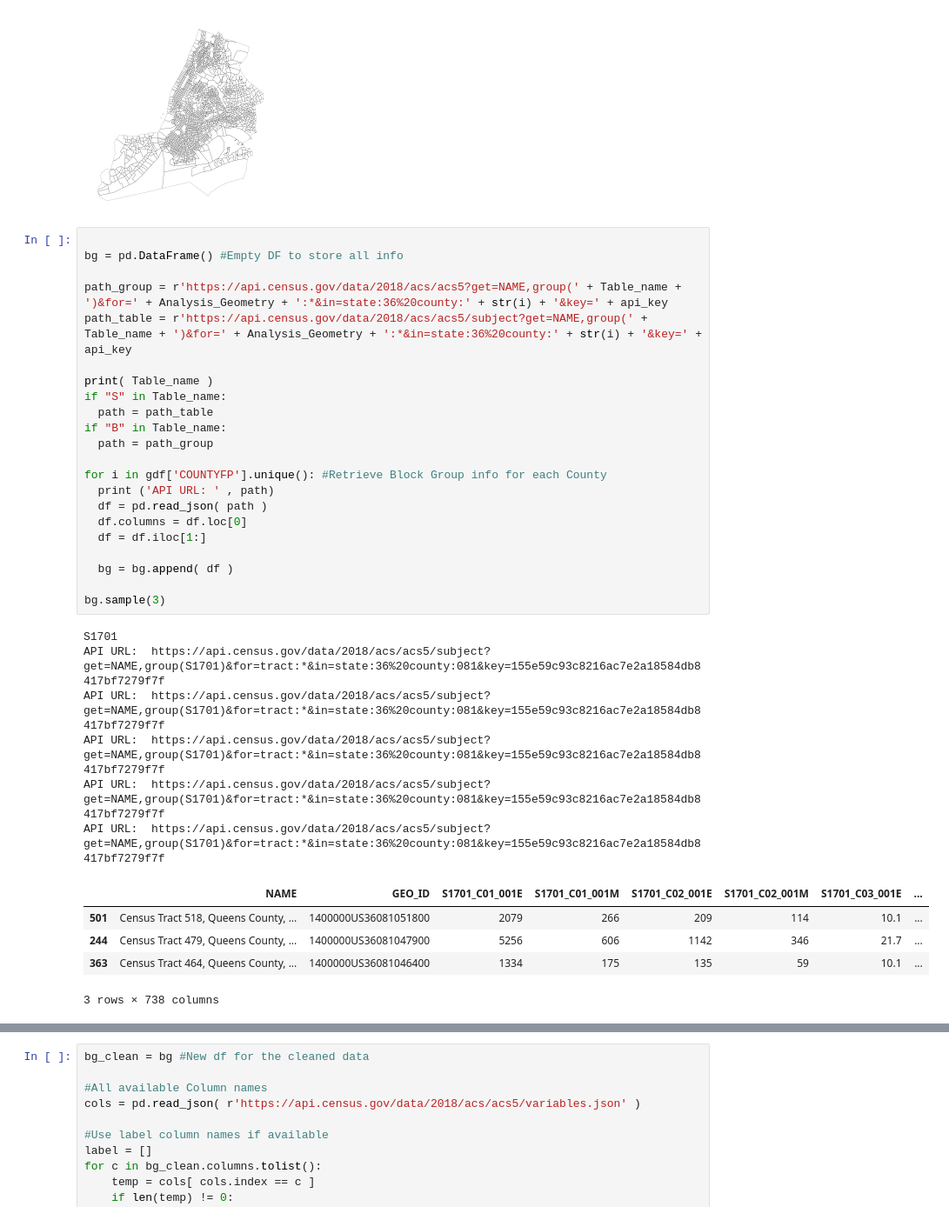
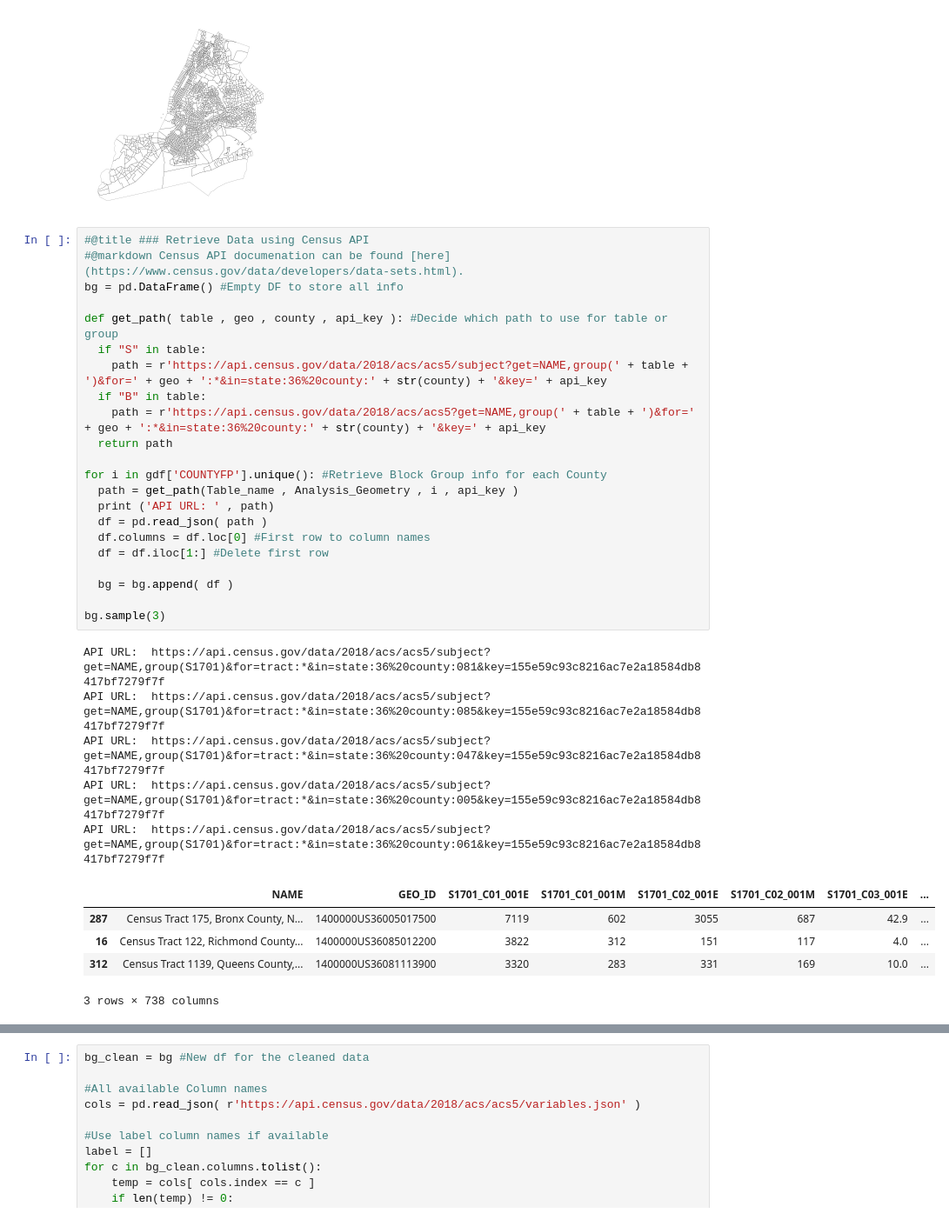
Before and after one commit to PrattSAVI/ACS, a Jupyter notebook: NYC_CensusTable.ipynb, the cells around one changed output, grey strips where cells are left out. Shown at 87% size. Drawn from its saved outputs; the diff is of its cells as text.

```diff
--- a/NYC_CensusTable.ipynb
+++ b/NYC_CensusTable.ipynb
@@ -53,38 +53,37 @@ plt.show()
 # %% [output]
 [figure]
 # %%
-
+#@title ### Retrieve Data using Census API
+#@markdown Census API documenation can be found [here](https://www.census.gov/data/developers/data-sets.html).
 bg = pd.DataFrame() #Empty DF to store all info
 
-path_group = r'https://api.census.gov/data/2018/acs/acs5?get=NAME,group(' + Table_name + ')&for=' + Analysis_Geometry + ':*&in=state:36%20county:' + str(i) + '&key=' + api_key
-path_table = r'https://api.census.gov/data/2018/acs/acs5/subject?get=NAME,group(' + Table_name + ')&for=' + Analysis_Geometry + ':*&in=state:36%20county:' + str(i) + '&key=' + api_key
-
-print( Table_name )
-if "S" in Table_name:
-  path = path_table
-if "B" in Table_name:
-  path = path_group
+def get_path( table , geo , county , api_key ): #Decide which path to use for table or group
+  if "S" in table:
+    path = r'https://api.census.gov/data/2018/acs/acs5/subject?get=NAME,group(' + table + ')&for=' + geo + ':*&in=state:36%20county:' + str(county) + '&key=' + api_key
+  if "B" in table:
+    path = r'https://api.census.gov/data/2018/acs/acs5?get=NAME,group(' + table + ')&for=' + geo + ':*&in=state:36%20county:' + str(county) + '&key=' + api_key
+  return path
 
 for i in gdf['COUNTYFP'].unique(): #Retrieve Block Group info for each County
+  path = get_path(Table_name , Analysis_Geometry , i , api_key )
   print ('API URL: ' , path)
   df = pd.read_json( path )
-  df.columns = df.loc[0]
-  df = df.iloc[1:]
+  df.columns = df.loc[0] #First row to column names
+  df = df.iloc[1:] #Delete first row
 
   bg = bg.append( df )
 
 bg.sample(3)
 # %% [output]
-S1701
 API URL:  https://api.census.gov/data/2018/acs/acs5/subject?get=NAME,group(S1701)&for=tract:*&in=state:36%20county:081&key=155e59c93c8216ac7e2a18584db8417bf7279f7f
-API URL:  https://api.census.gov/data/2018/acs/acs5/subject?get=NAME,group(S1701)&for=tract:*&in=state:36%20county:081&key=155e59c93c8216ac7e2a18584db8417bf7279f7f
-API URL:  https://api.census.gov/data/2018/acs/acs5/subject?get=NAME,group(S1701)&for=tract:*&in=state:36%20county:081&key=155e59c93c8216ac7e2a18584db8417bf7279f7f
-API URL:  https://api.census.gov/data/2018/acs/acs5/subject?get=NAME,group(S1701)&for=tract:*&in=state:36%20county:081&key=155e59c93c8216ac7e2a18584db8417bf7279f7f
-API URL:  https://api.census.gov/data/2018/acs/acs5/subject?get=NAME,group(S1701)&for=tract:*&in=state:36%20county:081&key=155e59c93c8216ac7e2a18584db8417bf7279f7f
+API URL:  https://api.census.gov/data/2018/acs/acs5/subject?get=NAME,group(S1701)&for=tract:*&in=state:36%20county:085&key=155e59c93c8216ac7e2a18584db8417bf7279f7f
+API URL:  https://api.census.gov/data/2018/acs/acs5/subject?get=NAME,group(S1701)&for=tract:*&in=state:36%20county:047&key=155e59c93c8216ac7e2a18584db8417bf7279f7f
+API URL:  https://api.census.gov/data/2018/acs/acs5/subject?get=NAME,group(S1701)&for=tract:*&in=state:36%20county:005&key=155e59c93c8216ac7e2a18584db8417bf7279f7f
+API URL:  https://api.census.gov/data/2018/acs/acs5/subject?get=NAME,group(S1701)&for=tract:*&in=state:36%20county:061&key=155e59c93c8216ac7e2a18584db8417bf7279f7f
 |  | NAME | GEO_ID | S1701_C01_001E | S1701_C01_001M | S1701_C02_001E | S1701_C02_001M | S1701_C03_001E | ... |
-| 501 | Census Tract 518, Queens County, ... | 1400000US36081051800 | 2079 | 266 | 209 | 114 | 10.1 | ... |
-| 244 | Census Tract 479, Queens County, ... | 1400000US36081047900 | 5256 | 606 | 1142 | 346 | 21.7 | ... |
-| 363 | Census Tract 464, Queens County, ... | 1400000US36081046400 | 1334 | 175 | 135 | 59 | 10.1 | ... |
+| 287 | Census Tract 175, Bronx County, N... | 1400000US36005017500 | 7119 | 602 | 3055 | 687 | 42.9 | ... |
+| 16 | Census Tract 122, Richmond County... | 1400000US36085012200 | 3822 | 312 | 151 | 117 | 4.0 | ... |
+| 312 | Census Tract 1139, Queens County,... | 1400000US36081113900 | 3320 | 283 | 331 | 169 | 10.0 | ... |
 3 rows × 738 columns
 # %%
 #Remove all values keeping the columns to be converted to numeric
```
Also changed, not shown: parts of 1 cell of this notebook.
